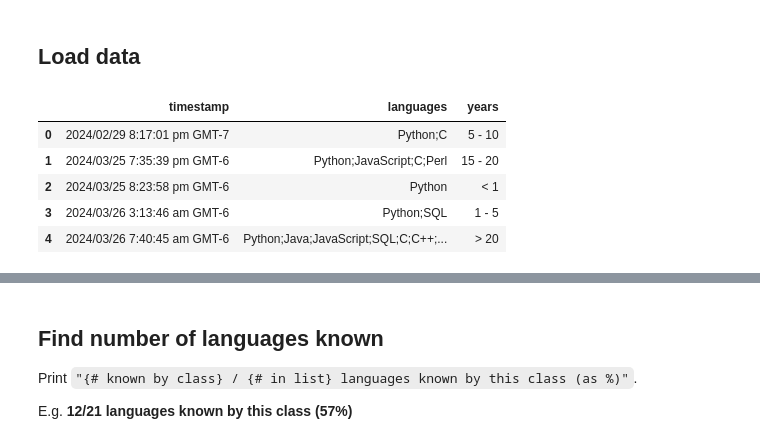
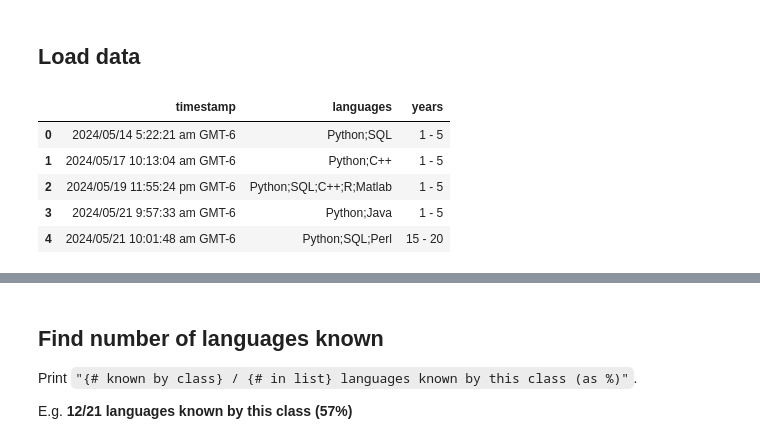
Before and after one commit to ariannedee/python-data-structures, a Jupyter notebook: project/sample_solutions/proj_4_pandas.ipynb, the cells around one changed output, grey strips where cells are left out. Saved outputs shown, nothing was run; the diff lists cells and outputs as text; code cells hidden in the pictures.

```diff
--- a/project/sample_solutions/proj_4_pandas.ipynb
+++ b/project/sample_solutions/proj_4_pandas.ipynb
@@ -11,15 +11,15 @@ all_langs = ['Python', 'Java', 'JavaScript', 'TypeScript', 'PHP', 'SQL', 'C', 'C
 # %%
 import pandas as pd
 
-df = pd.read_csv('../data/Survey-2024-Mar.csv', header=0, names=("timestamp", "languages", "years"))
+df = pd.read_csv('../data/Survey-2024-May.csv', header=0, names=("timestamp", "languages", "years"))
 df.head()
 # %% [output]
 |  | timestamp | languages | years |
-| 0 | 2024/02/29 8:17:01 pm GMT-7 | Python;C | 5 - 10 |
-| 1 | 2024/03/25 7:35:39 pm GMT-6 | Python;JavaScript;C;Perl | 15 - 20 |
-| 2 | 2024/03/25 8:23:58 pm GMT-6 | Python | < 1 |
-| 3 | 2024/03/26 3:13:46 am GMT-6 | Python;SQL | 1 - 5 |
-| 4 | 2024/03/26 7:40:45 am GMT-6 | Python;Java;JavaScript;SQL;C;C++;... | > 20 |
+| 0 | 2024/05/14 5:22:21 am GMT-6 | Python;SQL | 1 - 5 |
+| 1 | 2024/05/17 10:13:04 am GMT-6 | Python;C++ | 1 - 5 |
+| 2 | 2024/05/19 11:55:24 pm GMT-6 | Python;SQL;C++;R;Matlab | 1 - 5 |
+| 3 | 2024/05/21 9:57:33 am GMT-6 | Python;Java | 1 - 5 |
+| 4 | 2024/05/21 10:01:48 am GMT-6 | Python;SQL;Perl | 15 - 20 |
 # %%
 import re
 
```
Also changed, not shown: parts of 15 cells of this notebook.
